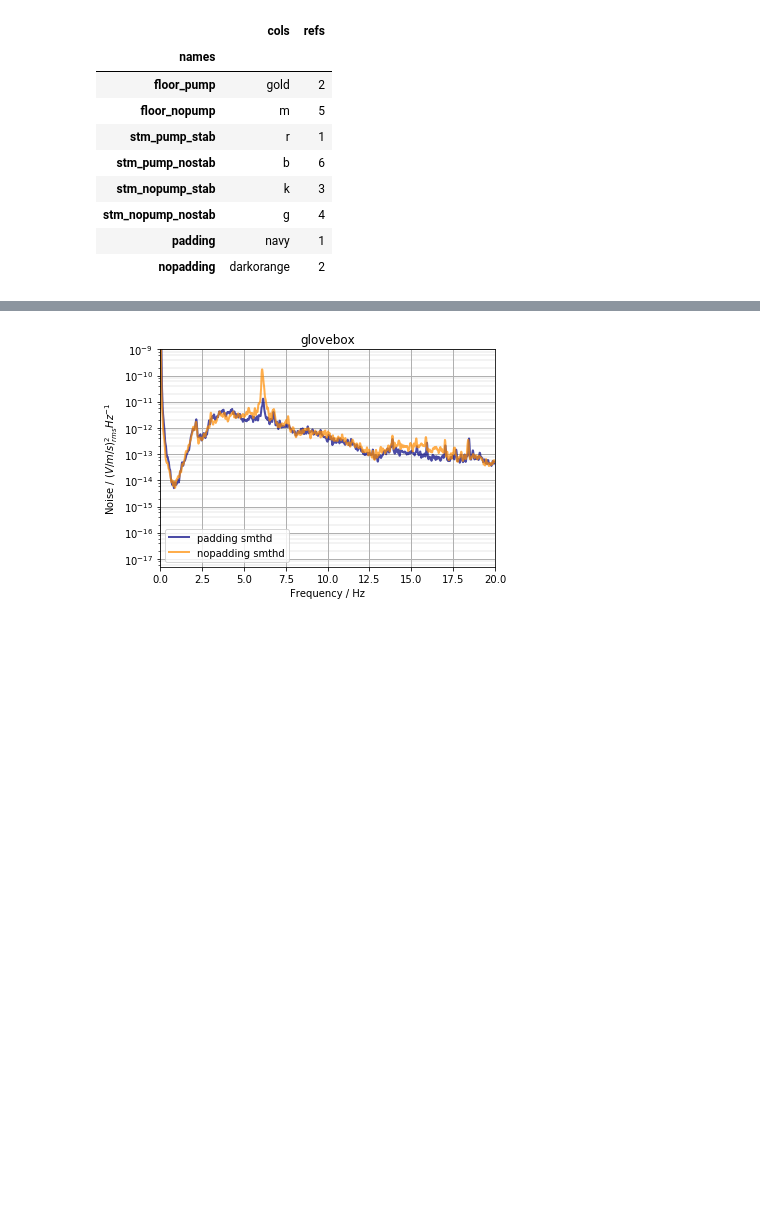
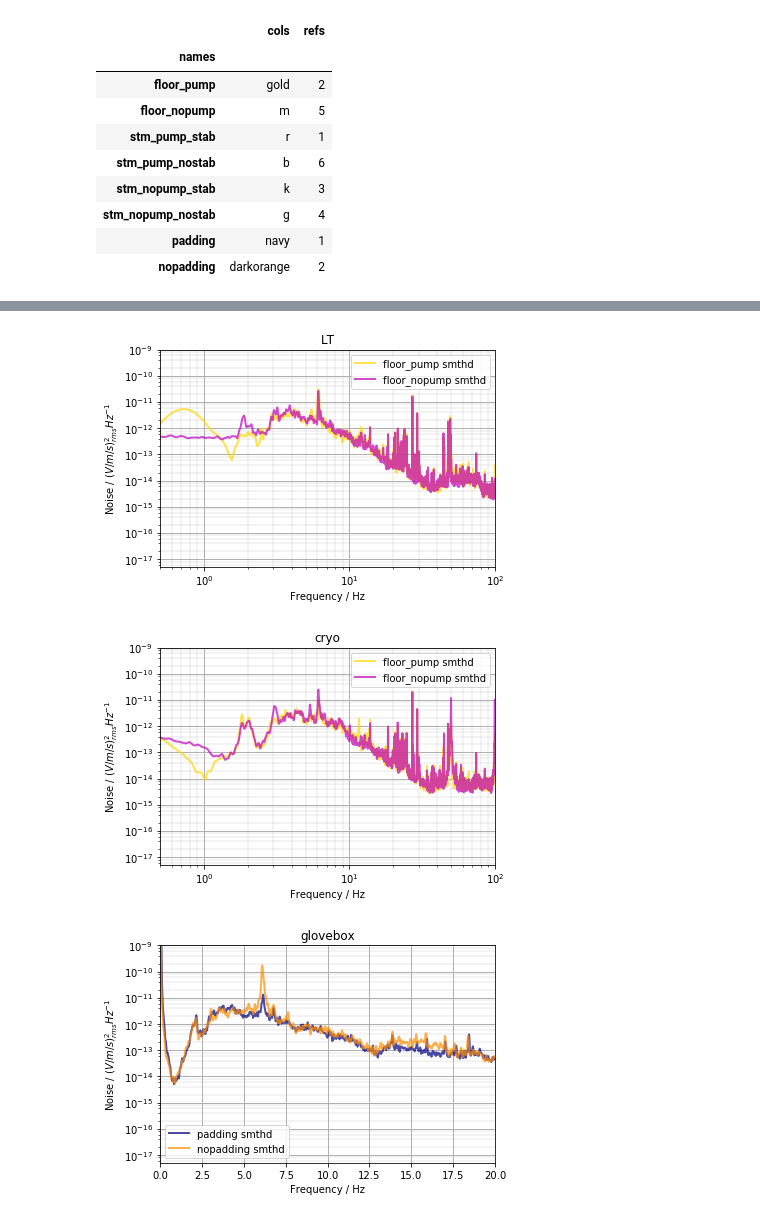
Before and after one commit to sebgorgon/Accelerometer, a Jupyter notebook: Noise Characterisation .ipynb, the cells around one changed output, grey strips where cells are left out. Cells and saved outputs as stored; diff of their text form; code cells hidden in the pictures; blank space fills up the shorter version.

```diff
--- a/Noise Characterisation .ipynb
+++ b/Noise Characterisation .ipynb
@@ -72,3 +70,10 @@ noiseplot(path, 'cryo', ['stm_nopump_stab', 'stm_nopump_nostab', 'stm_pump_stab'
+# %%
+noiseplot(path, 'LT', ['floor_pump', 'floor_nopump'], 'loglog', (0.5,100), True)
+#noiseplot(path, 'LT', ['stm_nopump_stab', 'stm_nopump_nostab', 'stm_pump_stab'], 'loglog', (0.5,100))
+noiseplot(path, 'cryo', ['floor_pump', 'floor_nopump'], 'loglog', (0.5,100), True)
+# %% [output]
+[figure, added]
+[figure, added]
 # %%
 noiseplot(path, 'glovebox', ['padding','nopadding'], 'semilogy', (0,20), True)
 # %% [output]
```
Also changed, not shown: parts of 1 cell of this notebook.
